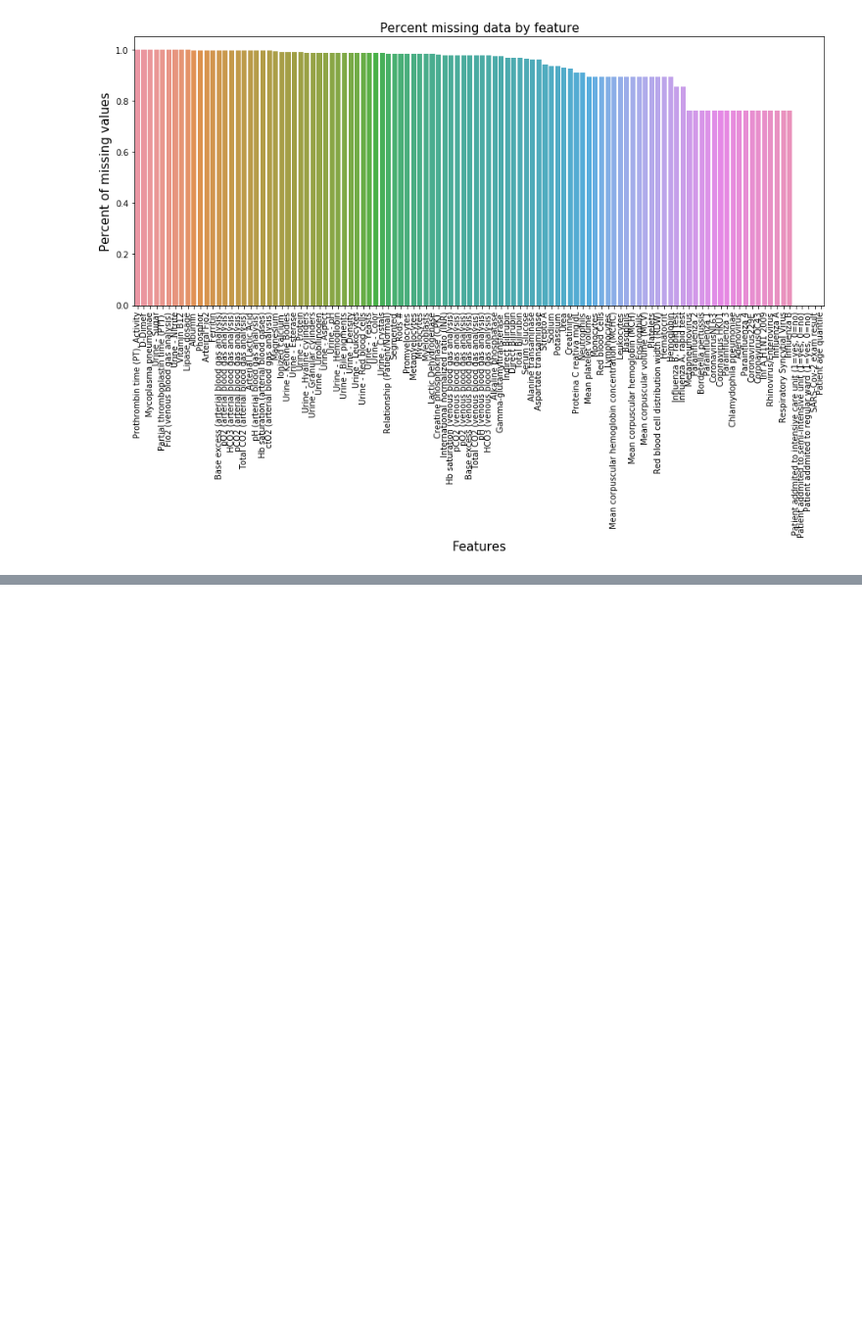
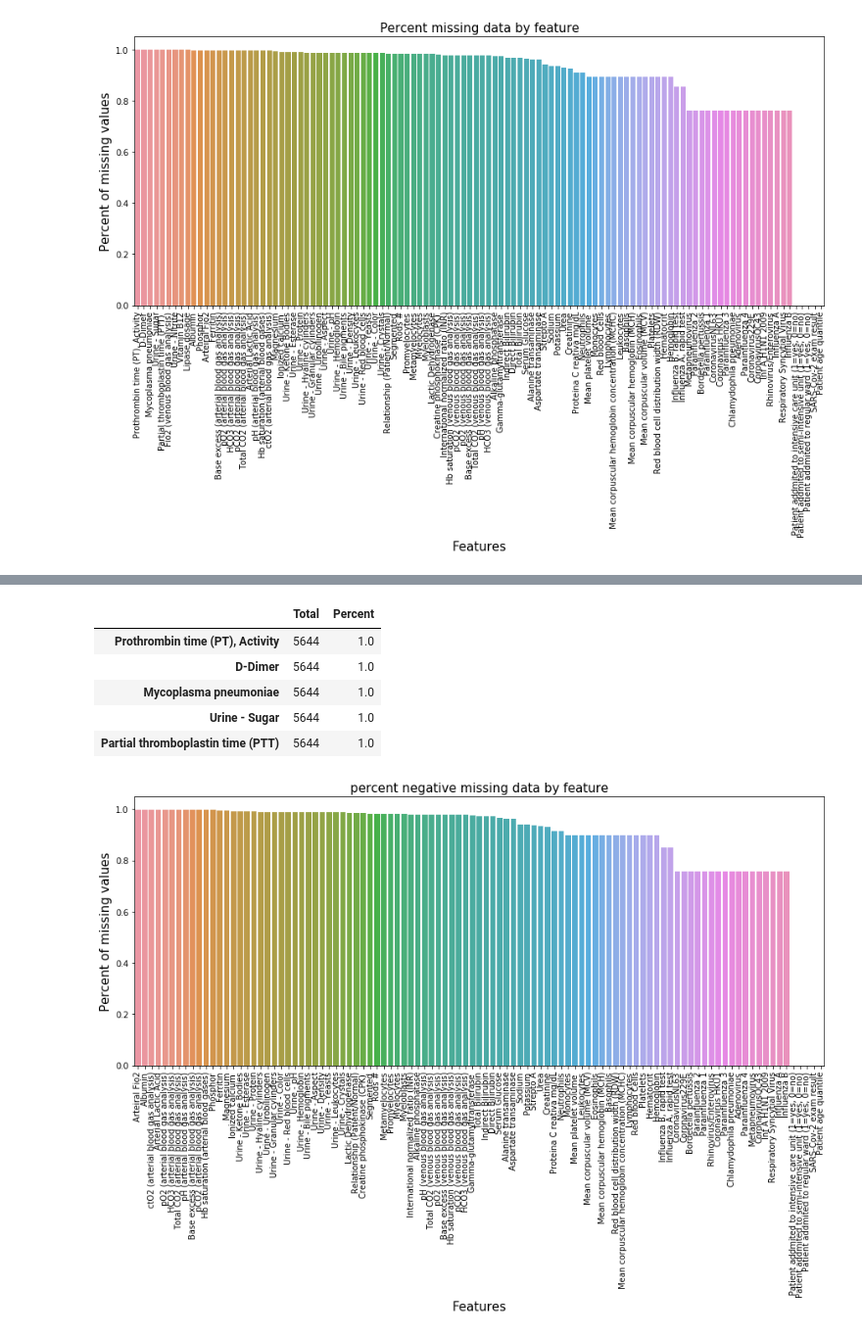
Before and after one commit to isabelatelles/covid19, a Jupyter notebook: Analysis.ipynb, the cells around one changed output, grey strips where cells are left out. Shown at 98% size. Drawn from its saved outputs; the diff is of its cells as text; code cells hidden in the pictures; blank space fills up the shorter version.

```diff
--- a/Analysis.ipynb
+++ b/Analysis.ipynb
@@ -70,0 +73,17 @@ dataset.drop(columns=columns_to_exclude)
+# %%
+dataset_negative = dataset[dataset['SARS-Cov-2 exam result'] == 'negative']
+
+total_negative = dataset_negative.isnull().sum().sort_values(ascending=False)
+percent_negative = (dataset_negative.isnull().sum()/dataset_negative.isnull().count()).sort_values(ascending=False)
+missing_data_negative = pd.concat([total_negative, percent_negative], axis=1, keys=['Total', 'Percent'])
+
+plot_missing_data(missing_data_negative, 'percent negative missing data by feature')
+missing_data.head()
+# %% [output]
+|  | Total | Percent |
+| Prothrombin time (PT), Activity | 5644 | 1.0 |
+| D-Dimer | 5644 | 1.0 |
+| Mycoplasma pneumoniae | 5644 | 1.0 |
+| Urine - Sugar | 5644 | 1.0 |
+| Partial thromboplastin time (PTT) | 5644 | 1.0 |
+[figure, added]
```
Also changed, not shown: parts of 2 cells of this notebook.
